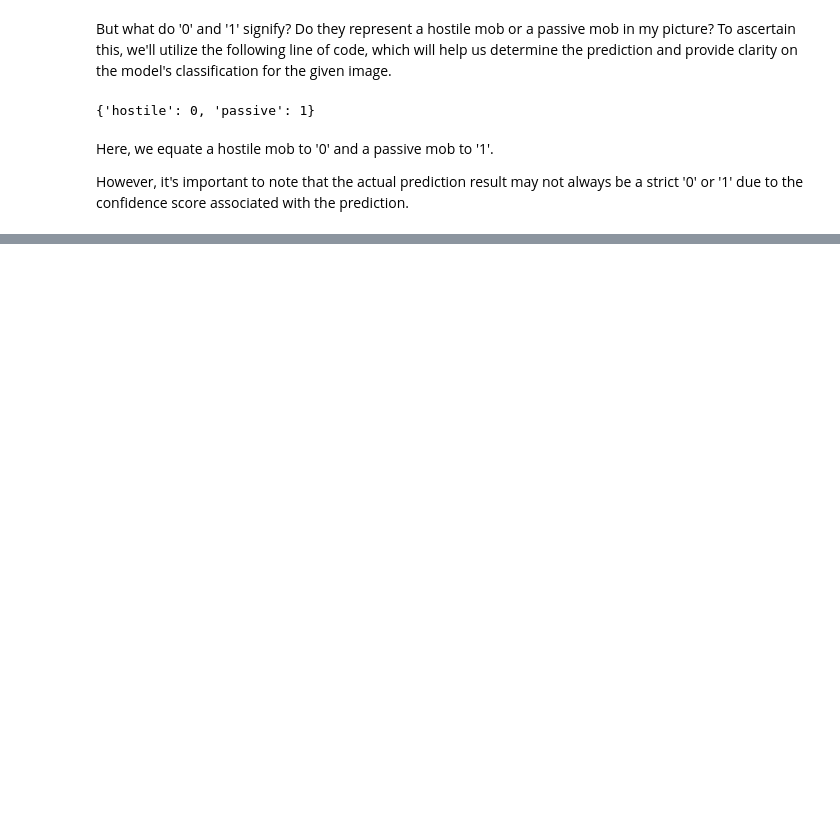
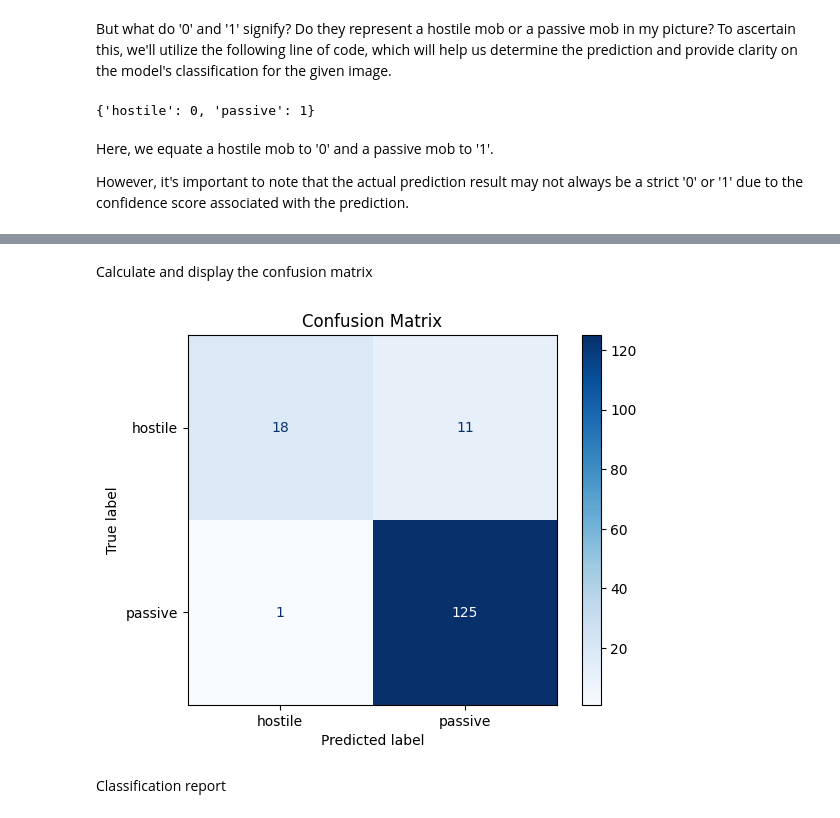
Before and after one commit to Antoine-ValentinCharpentier/Minecraft-Mob-Detection, a Jupyter notebook: cnn.ipynb, the cells around one changed output, grey strips where cells are left out. Saved outputs shown, nothing was run; the diff lists cells and outputs as text; code cells hidden in the pictures; blank space fills up the shorter version.

```diff
--- a/cnn.ipynb
+++ b/cnn.ipynb
@@ -182,4 +195,4 @@ cnn.compile(optimizer="adam", loss="binary_crossentropy", metrics=['accuracy'])
 # %%
-cnn.fit(x = training_set, validation_data = test_set, epochs = 35)
+cnn.fit(x = training_set, validation_data = valid_set, epochs = 35)
 # %% [output]
 Epoch 1/35
@@ -241,0 +261,2 @@ The result is true because the image was extracted from a hostile subfolder, one
+# %%
+prediction = cnn.predict(test_set)
@@ -241,0 +265,5 @@ The result is true because the image was extracted from a hostile subfolder, one
+# %%
+y_pred = prediction.flatten()
+y_pred = np.where(y_pred < 0.5, 0, 1)
+# %%
+y_true = test_set.classes
@@ -241,0 +292,14 @@ The result is true because the image was extracted from a hostile subfolder, one
+# %% [markdown]
+Calculate and display the confusion matrix
+# %%
+conf_matrix = confusion_matrix(y_true, y_pred)
+
+class_names = ['hostile', 'passive']
+disp = ConfusionMatrixDisplay(confusion_matrix=conf_matrix, display_labels=class_names)
+disp.plot(cmap=plt.cm.Blues, values_format='.4g')
+plt.title('Confusion Matrix')
+plt.show()
+# %% [output]
+[figure, added]
+# %% [markdown]
+Classification report
```
Also changed, not shown: parts of 23 cells of this notebook.
